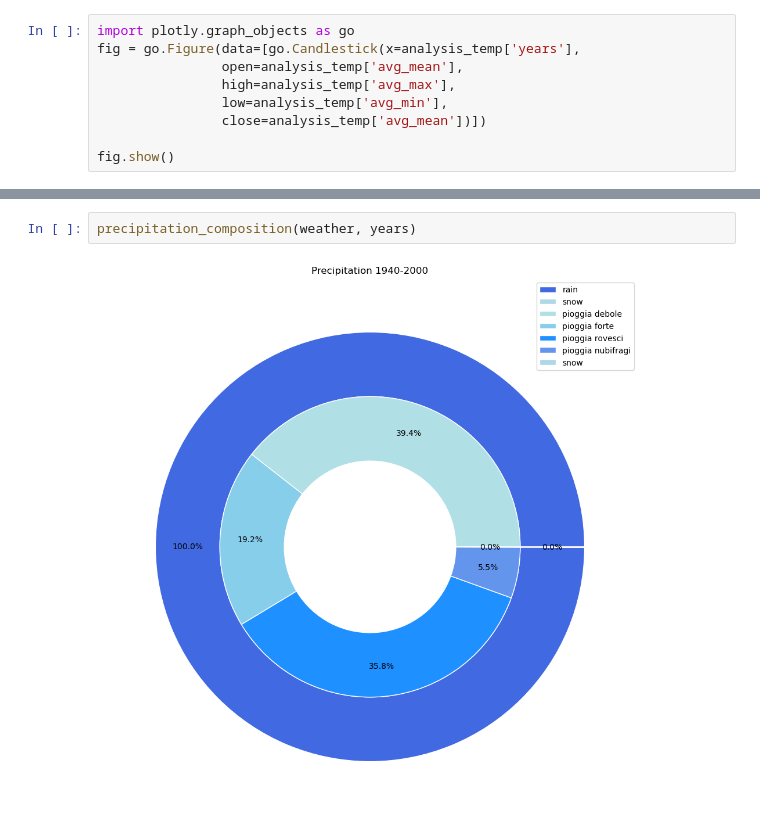
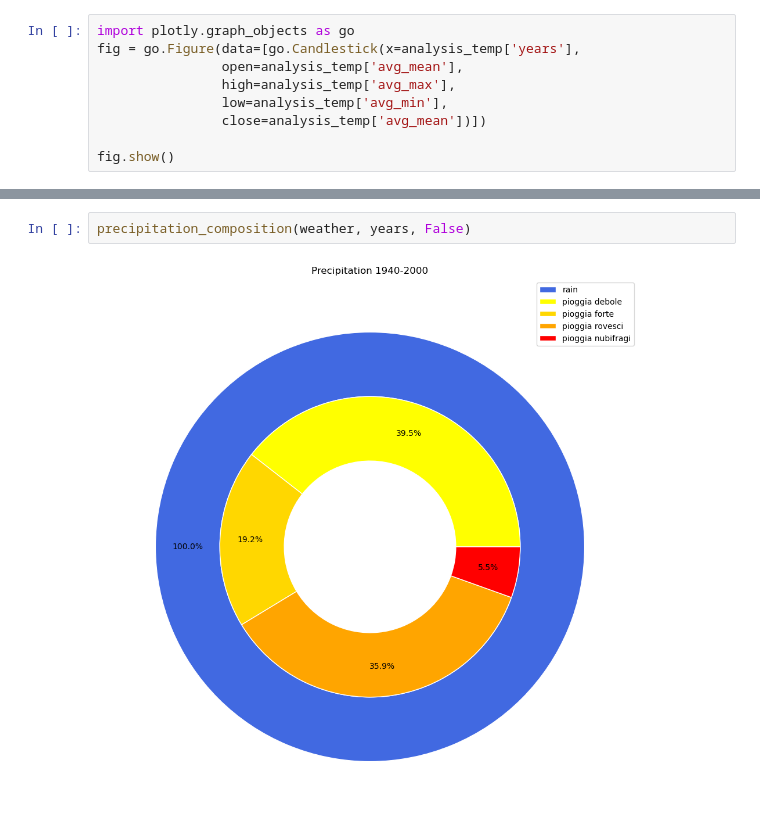
Before and after one commit to Favo02-unimi/visualizzazione-scientifica, a Jupyter notebook: climate.ipynb, the cells around one changed output, grey strips where cells are left out. Cells and saved outputs as stored; diff of their text form.

```diff
--- a/climate.ipynb
+++ b/climate.ipynb
@@ -818,4 +867,4 @@ Correlazione anno-indice di concentrazione 0.32087495803381927
 # %%
-precipitation_composition(weather, years)
+precipitation_composition(weather, years, False)
 # %% [output]
-[figure, old version]
+[figure, new version]
```
Also changed, not shown: parts of 28 cells of this notebook.
